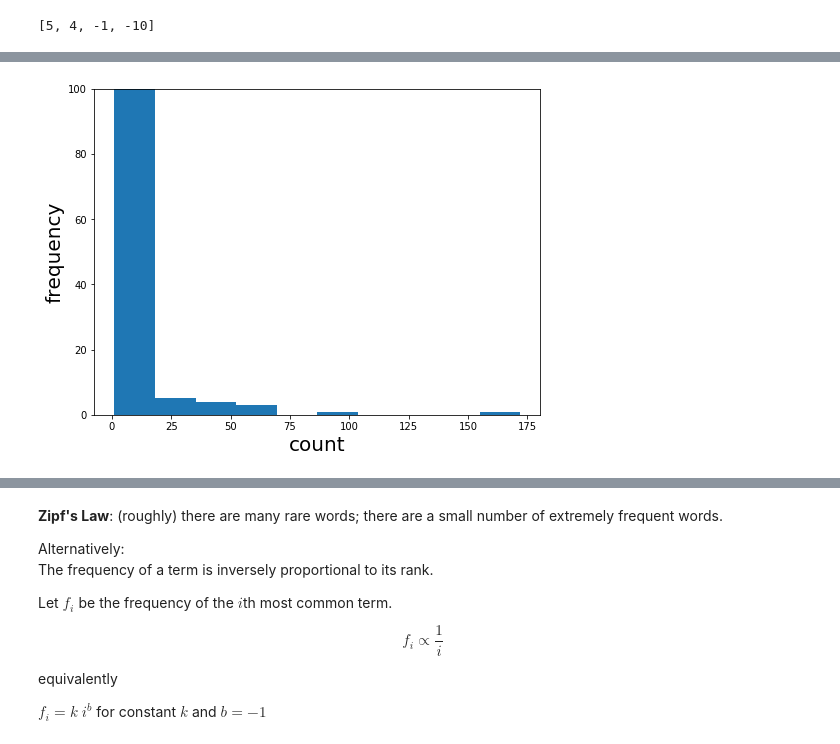
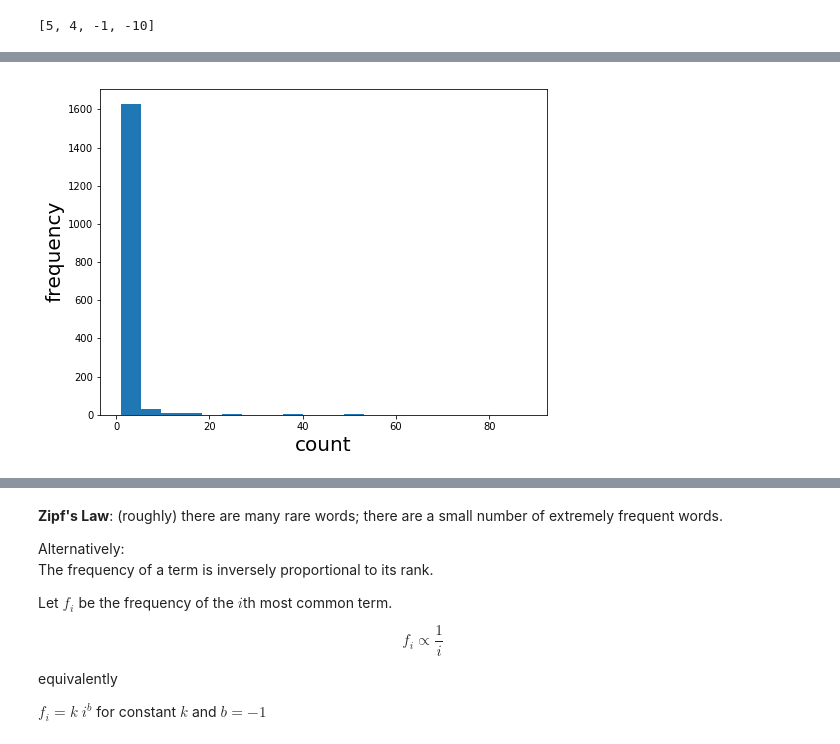
Before and after one commit to tapilab/elevate-osna, a Jupyter notebook: lec/l03/l03.ipynb, the cells around one changed output, grey strips where cells are left out. Saved outputs shown, nothing was run; the diff lists cells and outputs as text; code cells hidden in the pictures.

```diff
--- a/lec/l03/l03.ipynb
+++ b/lec/l03/l03.ipynb
@@ -503,13 +533,13 @@ when=7
 # %%
 # Plot these counts using matplotlib
 plt.figure(figsize=(8,6))
-plt.hist(list(counts.values()), bins=10)
+plt.hist(list(counts.values()), bins=20)
 plt.xlabel('count', size=20)
 plt.ylabel('frequency', size=20)
-plt.ylim((0,100))
+#plt.ylim((0,100))
 plt.show()
 # %% [output]
-[figure, old version]
+[figure, new version]
 # %%
 # resizing things in matplotlib
 # Plot these counts using matplotlib
```
Also changed, not shown: parts of 31 cells of this notebook, 1 other file.
